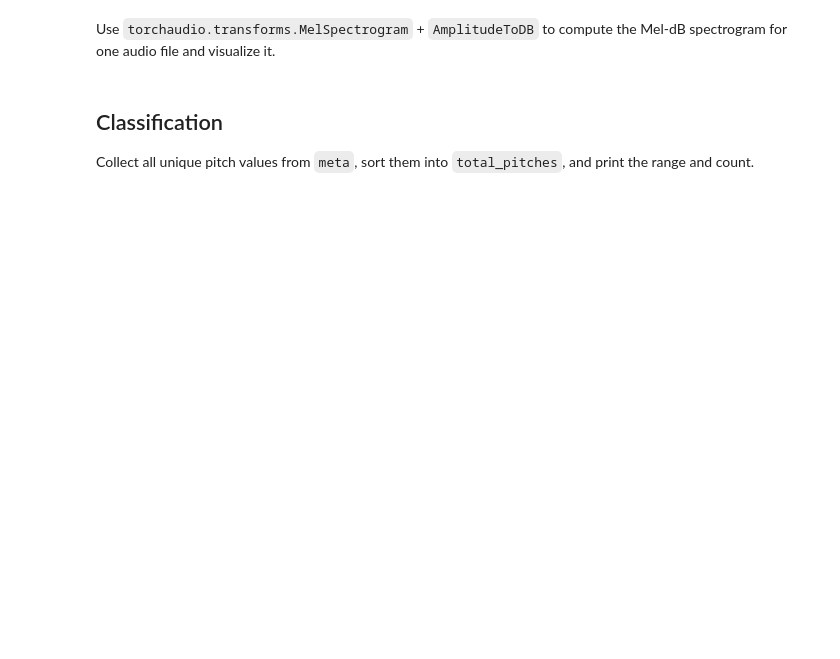
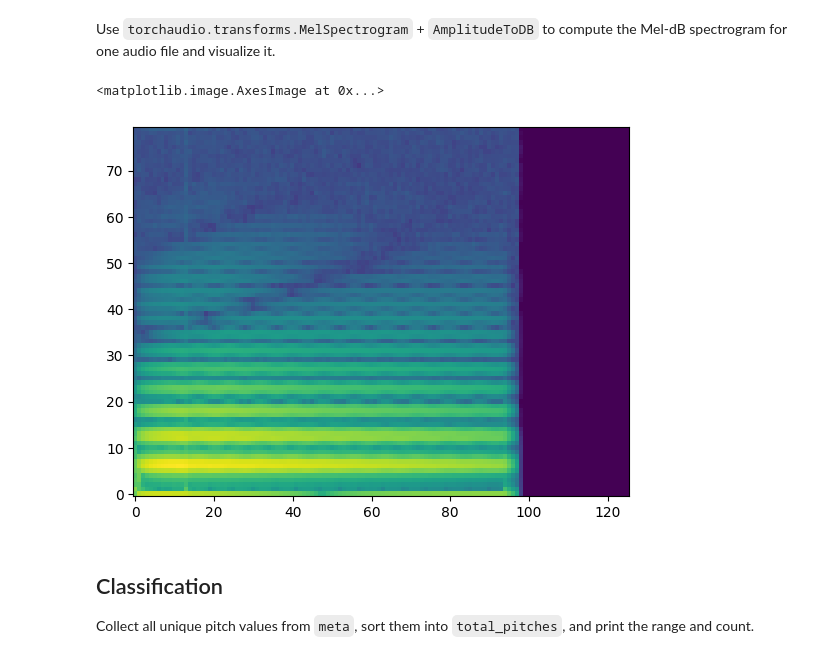
Before and after one commit to jdasam/ant5015, a Jupyter notebook: notebooks/3rd_week_pitch_classification.ipynb, the cells around one changed output. Saved outputs shown, nothing was run; the diff lists cells and outputs as text; code cells hidden in the pictures; blank space fills up the shorter version.

```diff
--- a/notebooks/3rd_week_pitch_classification.ipynb
+++ b/notebooks/3rd_week_pitch_classification.ipynb
@@ -530,8 +617,22 @@ import matplotlib.pyplot as plt
 # %% [markdown]
 Use `torchaudio.transforms.MelSpectrogram` + `AmplitudeToDB` to compute the Mel-dB spectrogram for one audio file and visualize it.
 # %%
+mel_spec_converter = torchaudio.transforms.MelSpectrogram(sample_rate=16000,
+                                                          n_fft=1024,
+                                                          hop_length=512,
+                                                          f_max=4000,
+                                                          n_mels=80)
+db_conv = torchaudio.transforms.AmplitudeToDB()
+mel_spec = mel_spec_converter(y)
+mel_db_spec = db_conv(mel_spec)
+
+
+plt.imshow(mel_db_spec[0], origin='lower', aspect='auto')
 # TODO: mel_db_conv = ... (chain MelSpectrogram and AmplitudeToDB)
 # TODO: load one file, compute mel-dB spec, plt.imshow(..., origin='lower', aspect='auto')
+# %% [output]
+<matplotlib.image.AxesImage at 0x...>
+[figure, added]
 # %% [markdown]
 ## Classification
 
```
Also changed, not shown: parts of 14 cells of this notebook.
